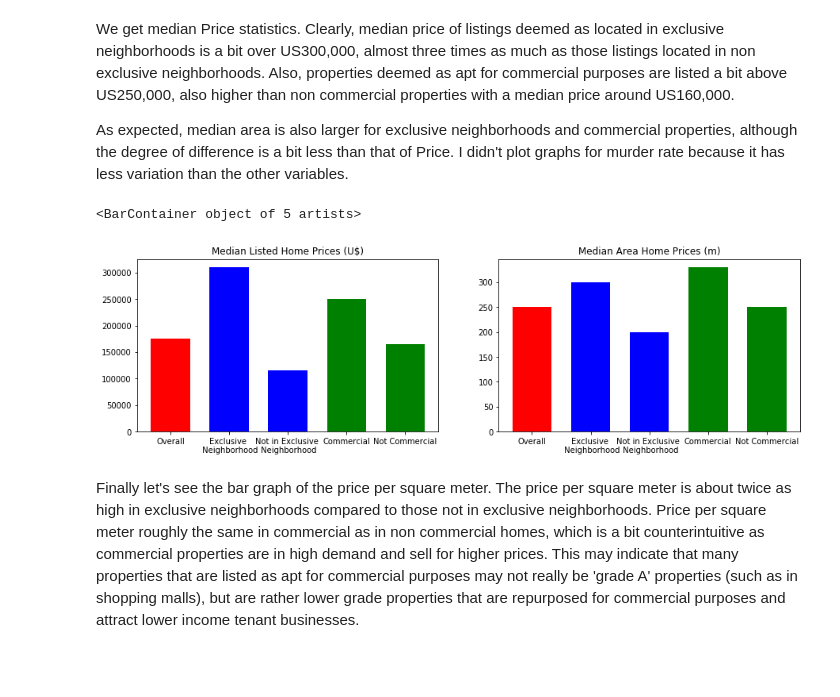
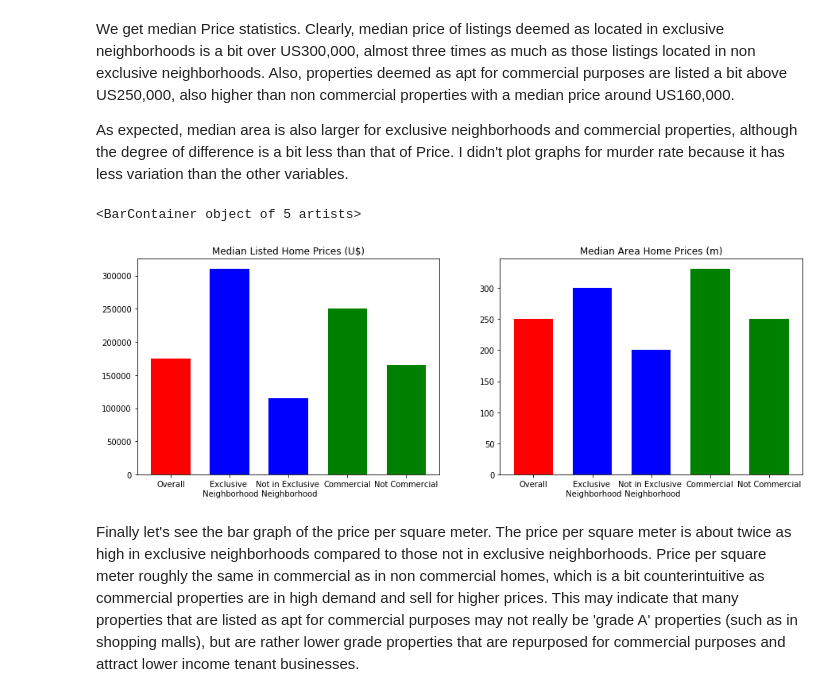
Before and after one commit to reynaldop96/Predicting-El-Salvador-House-Prices, a Jupyter notebook: HOMES PROJECT FINAL.ipynb, the cells around one changed output. Saved outputs shown, nothing was run; the diff lists cells and outputs as text; code cells hidden in the pictures; blank space fills up the shorter version.

```diff
--- a/HOMES PROJECT FINAL.ipynb
+++ b/HOMES PROJECT FINAL.ipynb
@@ -442,28 +465,28 @@ We get median Price statistics. Clearly, median price of listings deemed as loca
 As expected, median area is also larger for exclusive neighborhoods and commercial properties, although the degree of difference is a bit less than that of Price.
 I didn't plot graphs for murder rate because it has less variation than the other variables.
 # %%
-fig = plt.figure(figsize=(15,10))
+fig = plt.figure(figsize=(15,5))
 fig.subplots_adjust(hspace=0.5)
-ax1 = fig.add_subplot(221)
+ax1 = fig.add_subplot(121)
 y = [df['Price'].median(), df[df['Exclusive Neighborhood']==True].Price.median(), df[df['Exclusive Neighborhood']==False].Price.median(), df[df['Commercial']==True].Price.median(), df[df['Commercial'] == False].Price.median()]
 N = len(y)
 x = ['Overall', 'Exclusive \n Neighborhood', 'Not in Exclusive \n Neighborhood', 'Commercial', 'Not Commercial']
 width = 1/1.5
 ax1.set_xticks(range(len(x)), x)
 ax1.set_title('Median Listed Home Prices (U$)')
 ax1.bar(x, y, width, color=['r', 'b', 'b', 'g', 'g'])
 
-ax2 = fig.add_subplot(222)
+ax2 = fig.add_subplot(122)
 y = [df['Area'].median(), df[df['Exclusive Neighborhood']==True].Area.median(), df[df['Exclusive Neighborhood']==False].Area.median(), df[df['Commercial']==True].Area.median(), df[df['Commercial'] == False].Area.median()]
 N = len(y)
 x = ['Overall', 'Exclusive \n Neighborhood', 'Not in Exclusive \n Neighborhood', 'Commercial', 'Not Commercial']
 width = 1/1.5
 ax2.set_xticks(range(len(x)), x)
 ax2.set_title('Median Area Home Prices (m)')
 ax2.bar(x, y, width, color=['r', 'b', 'b', 'g', 'g'])
 # %% [output]
 <BarContainer object of 5 artists>
-[figure, old version]
+[figure, new version]
 # %% [markdown]
 Finally let's see the bar graph of the price per square meter. The price per square meter is about twice as high in exclusive neighborhoods compared to those not in exclusive neighborhoods. Price per square meter roughly the same in commercial as in non commercial homes, which is a bit counterintuitive as commercial properties are in high demand and sell for higher prices. This may indicate that many properties that are listed as apt for commercial purposes may not really be 'grade A' properties (such as in shopping malls), but are rather lower grade properties that are repurposed for commercial purposes and attract lower income tenant businesses.
 # %%
```
Also changed, not shown: parts of 24 cells of this notebook.
